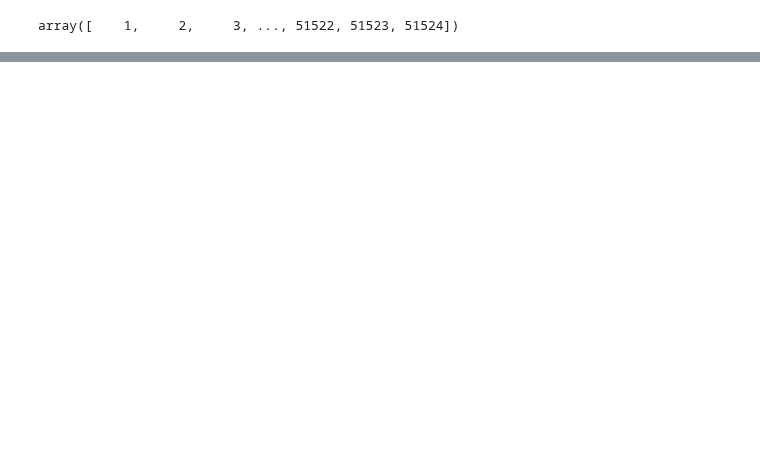
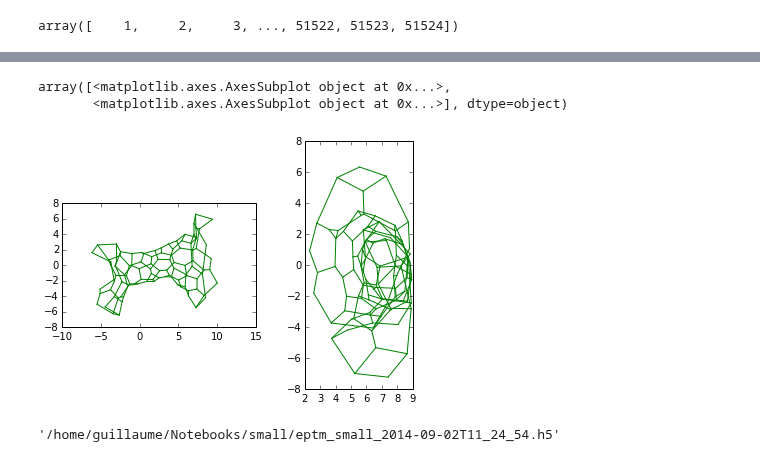
Before and after one commit to glyg/notebooks, a Jupyter notebook: blender and hdfgraph.ipynb, the cells around one changed output, grey strips where cells are left out. Cells and saved outputs as stored; diff of their text form; code cells hidden in the pictures; blank space fills up the shorter version.

```diff
--- a/blender and hdfgraph.ipynb
+++ b/blender and hdfgraph.ipynb
@@ -17,0 +54,16 @@ array([    1,     2,     3, ..., 51522, 51523, 51524])
+# %%
+eptm.isotropic_relax()
+growth_rate = 1.5
+
+cells = [cell for cell in eptm.cells
+         if eptm.is_alive[cell]]
+np.random.shuffle(cells)
+for mother_cell in cells:
+    print('dividing cell {}'.format(mother_cell))
+    eptm.set_local_mask(None)
+    eptm.set_local_mask(mother_cell, wider=True)
+    eptm.cells.prefered_vol[mother_cell] *= growth_rate
+    p0, p1 = lj.find_energy_min(eptm)
+    septum = lj.cell_division(eptm, mother_cell, verbose=True)
+    p0, p1 = lj.find_energy_min(eptm)
+    eptm.isotropic_relax()
@@ -17,0 +91,9 @@ array([    1,     2,     3, ..., 51522, 51523, 51524])
+# %%
+eptm.is_local_vert.a[:] = 1
+eptm.is_local_edge.a[:] = 1
+
+lj.graph_representation.plot_2pannels(eptm, )
+# %% [output]
+array([<matplotlib.axes.AxesSubplot object at 0x...>,
+       <matplotlib.axes.AxesSubplot object at 0x...>], dtype=object)
+[figure, added]
@@ -17,0 +102,4 @@ array([    1,     2,     3, ..., 51522, 51523, 51524])
+# %%
+eptm.paths['hdf']
+# %% [output]
+'/home/guillaume/Notebooks/small/eptm_small_2014-09-02T11_24_54.h5'
```
Also changed, not shown: parts of 18 cells of this notebook, 10 other files.
